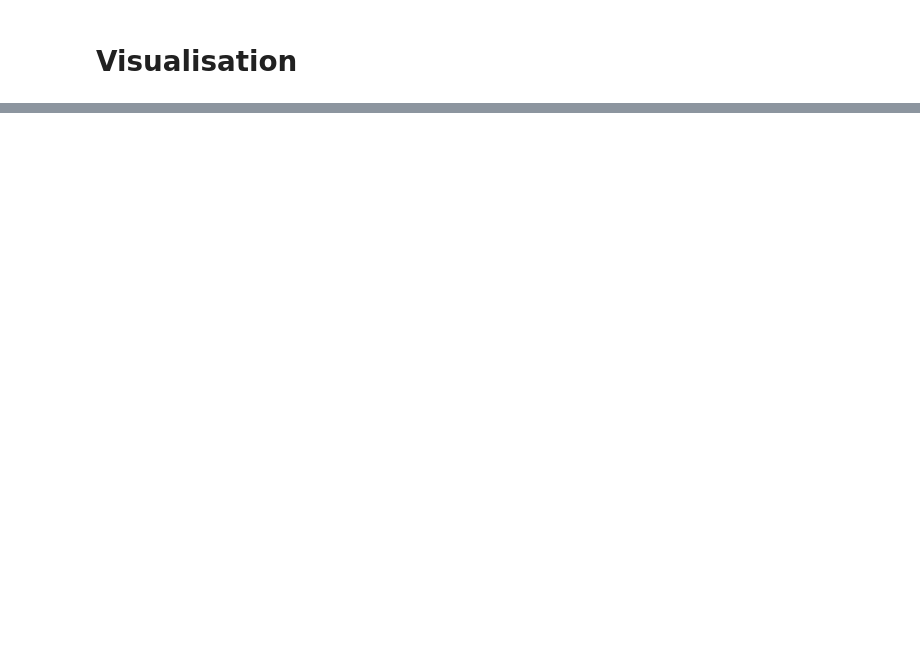
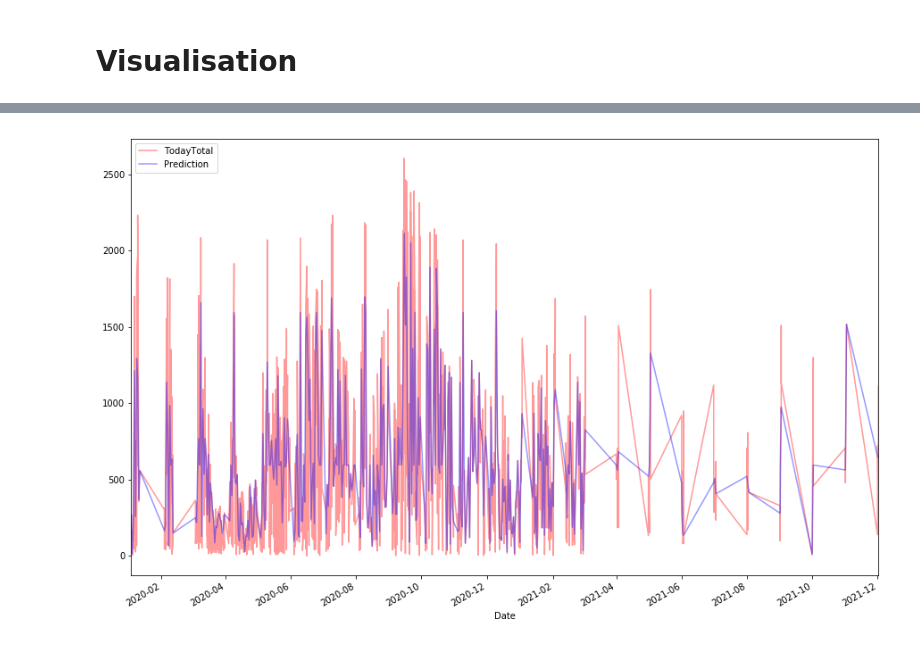
Before and after one commit to OmegaZak/DataChallenge, a Jupyter notebook: predict.ipynb, the cells around one changed output, grey strips where cells are left out. Drawn from its saved outputs; the diff is of its cells as text; code cells hidden in the pictures; blank space fills up the shorter version.

Commit message:
SVR model prediction

```diff
--- a/predict.ipynb
+++ b/predict.ipynb
@@ -144,0 +147,14 @@ plt.show()
+# %%
+x = df["Date"][:-2]
+y = df["TodayTotal"][:-2]
+x = x.values.reshape(-1, 1) #Eviter un problème de dimension : 2D array, 1D array
+# %%
+model = SVR(C=1000)
+model.fit(x,y)
+model.score(x,y)
+
+prediction = model.predict(x)
+# %%
+df1= df[['TodayTotal']][:-2].copy()
+df1['Prediction'] = prediction
+df1.head(5)
@@ -144,0 +169,7 @@ plt.show()
+# %%
+import datetime as dt
+df1.plot(alpha=0.4, figsize=(15,10), color=['r','b'])
+plt.legend(loc='upper left')
+plt.show()
+# %% [output]
+[figure, added]
```
Also changed, not shown: parts of 20 cells of this notebook.
